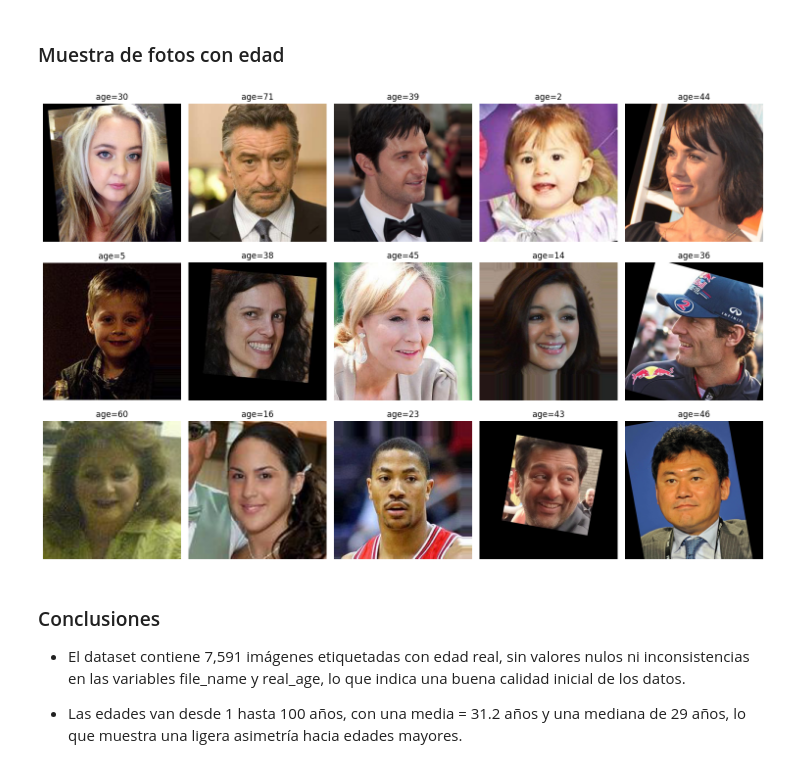
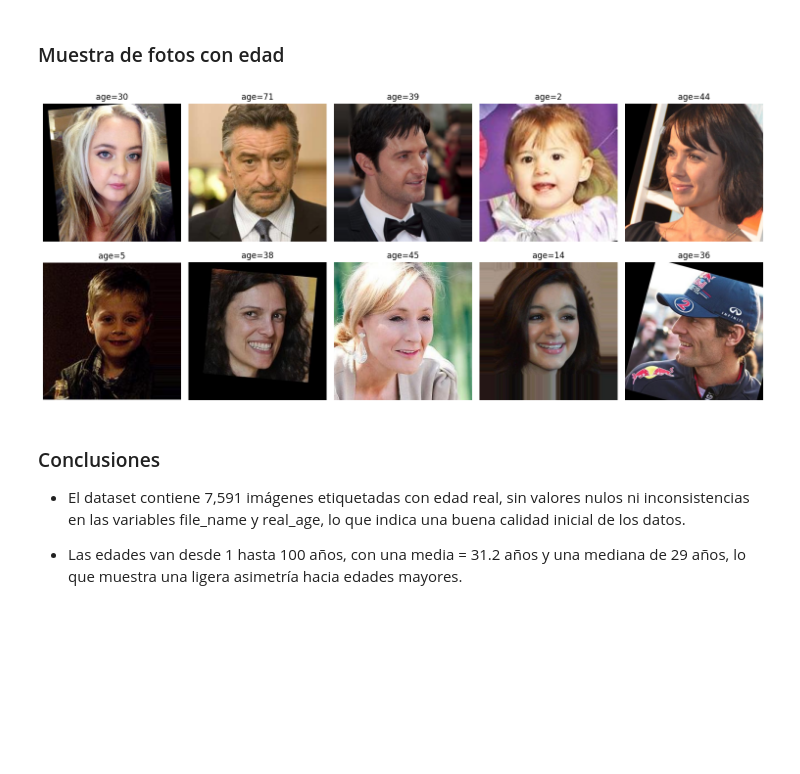
Before and after one commit to Lorena885/CustomerAgeIdentificationModel, a Jupyter notebook: notebook.ipynb, the cells around one changed output. Saved outputs shown, nothing was run; the diff lists cells and outputs as text; code cells hidden in the pictures; blank space fills up the shorter version.

```diff
--- a/notebook.ipynb
+++ b/notebook.ipynb
@@ -30,7 +30,7 @@ Dado que el número de archivos de imágenes es bastante elevado, se recomienda
 
 El archivo de etiqueta se puede cargar como un archivo CSV habitual.
 # %%
-path = '/datasets/faces/'
+path = './'
 
 labels = pd.read_csv(path + 'labels.csv')
 labels.head()
@@ -135,22 +135,22 @@ plt.show()
 # %% [markdown]
 ### Muestra de fotos con edad
 # %%
-sample = labels.sample(15, random_state=123)
+sample = labels.sample(10, random_state=123)
 
 plt.figure(figsize=(15,10))
 for i, row in enumerate(sample.itertuples(index=False), 1):
     img_path = path + "final_files/" + row.file_name
     img = mpimg.imread(img_path)
 
     plt.subplot(3, 5, i)
     plt.imshow(img)
     plt.title(f"age={row.real_age}")
     plt.axis("off")
 
 plt.tight_layout()
 plt.show()
 # %% [output]
-[figure, old version]
+[figure, new version]
 # %% [markdown]
 ### Conclusiones
 
```
Also changed, not shown: parts of 7 cells of this notebook, 1 other file.
